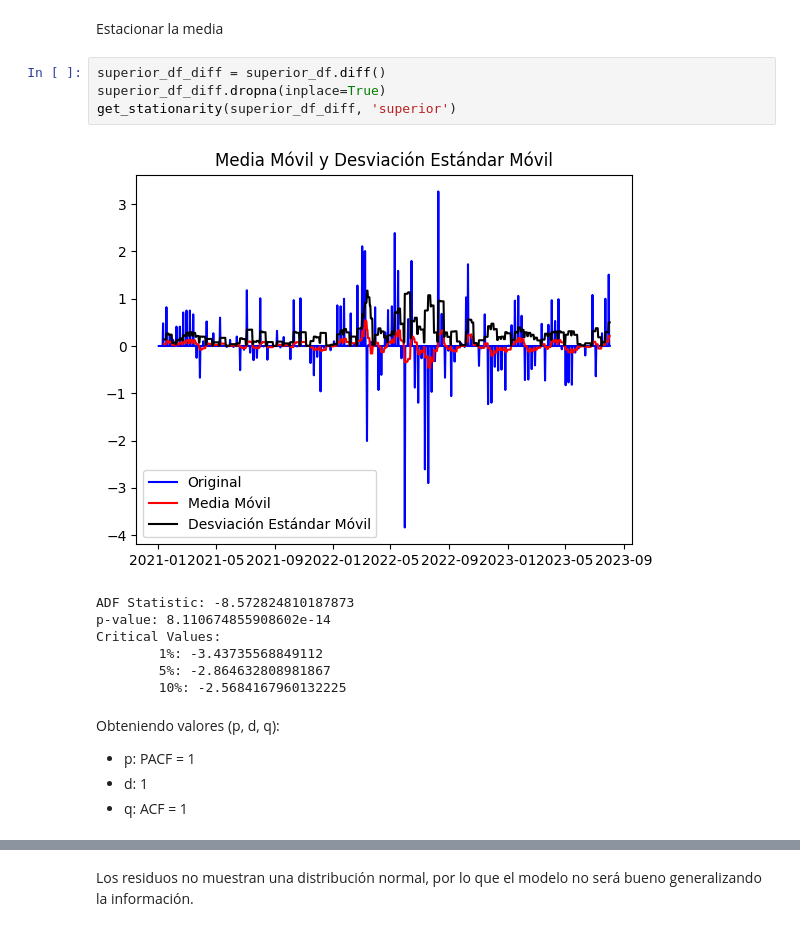
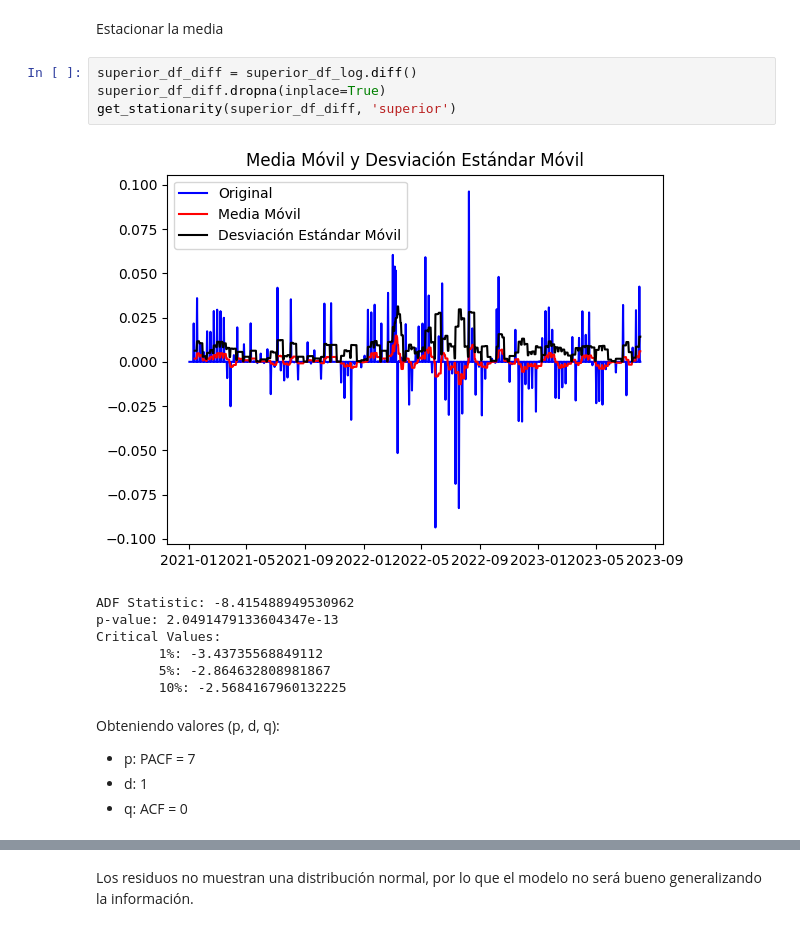
Before and after one commit to MGonza20/Lab2_DataScience, a Jupyter notebook: gasolina.ipynb, the cells around one changed output, grey strips where cells are left out. Drawn from its saved outputs; the diff is of its cells as text.

```diff
--- a/gasolina.ipynb
+++ b/gasolina.ipynb
@@ -161,22 +165,22 @@ Critical Values:
 # %% [markdown]
 Estacionar la media
 # %%
-superior_df_diff = superior_df.diff()
+superior_df_diff = superior_df_log.diff()
 superior_df_diff.dropna(inplace=True)
 get_stationarity(superior_df_diff, 'superior')
 # %% [output]
-[figure, old version]
+[figure, new version]
-ADF Statistic: -8.572824810187873
-p-value: 8.110674855908602e-14
+ADF Statistic: -8.415488949530962
+p-value: 2.0491479133604347e-13
 Critical Values:
         1%: -3.43735568849112
         5%: -2.864632808981867
         10%: -2.5684167960132225
 # %% [markdown]
 Obteniendo valores (p, d, q):
-- p: PACF = 1
+- p: PACF = 7
 - d: 1
-- q: ACF = 1
+- q: ACF = 0
 # %%
 # Valor para p
 superior_df_log_diff = superior_df_log.diff()
```
Also changed, not shown: parts of 15 cells of this notebook.
